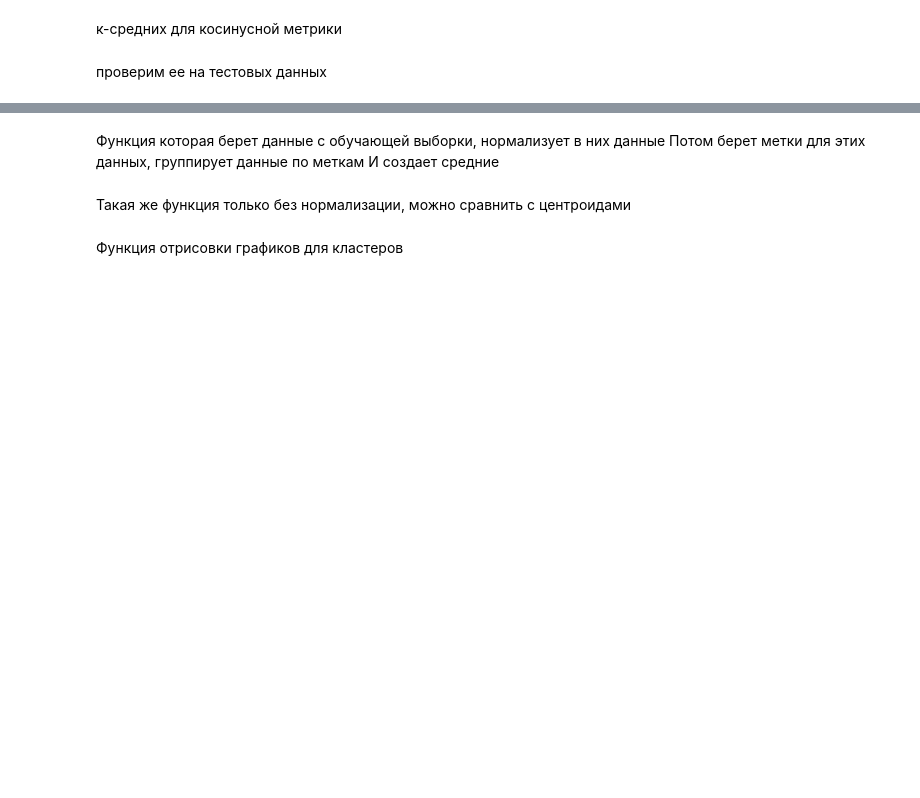
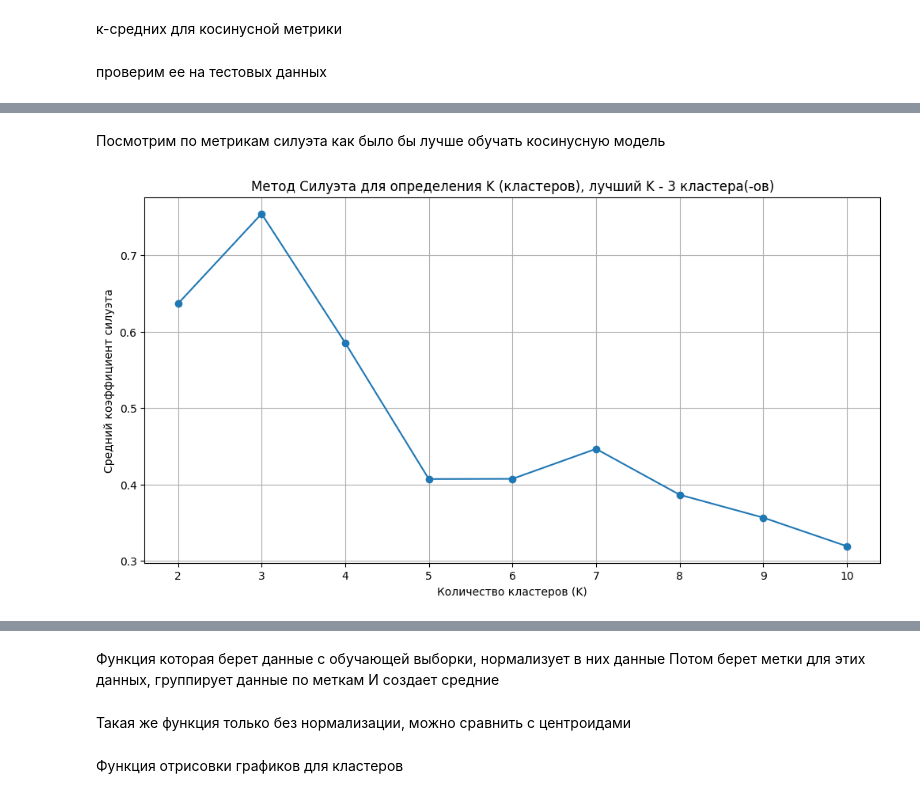
Before and after one commit to legendaOS/calculations, a Jupyter notebook: notebook.ipynb, the cells around one changed output, grey strips where cells are left out. Saved outputs shown, nothing was run; the diff lists cells and outputs as text; code cells hidden in the pictures; blank space fills up the shorter version.

```diff
--- a/notebook.ipynb
+++ b/notebook.ipynb
@@ -968,0 +1025,6 @@ plt.show()
+# %% [markdown]
+Посмотрим по метрикам силуэта как было бы лучше обучать косинусную модель
+# %%
+visualise_silhouette_score(calcilate_silhouette_score(KMeans, test_lists))
+# %% [output]
+[figure, added]
```
Also changed, not shown: parts of 23 cells of this notebook.
